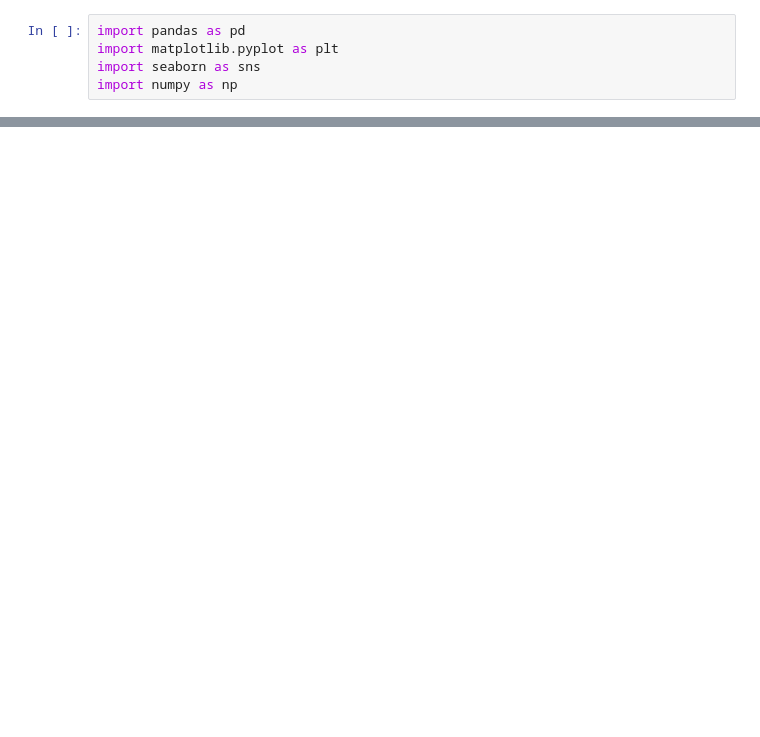
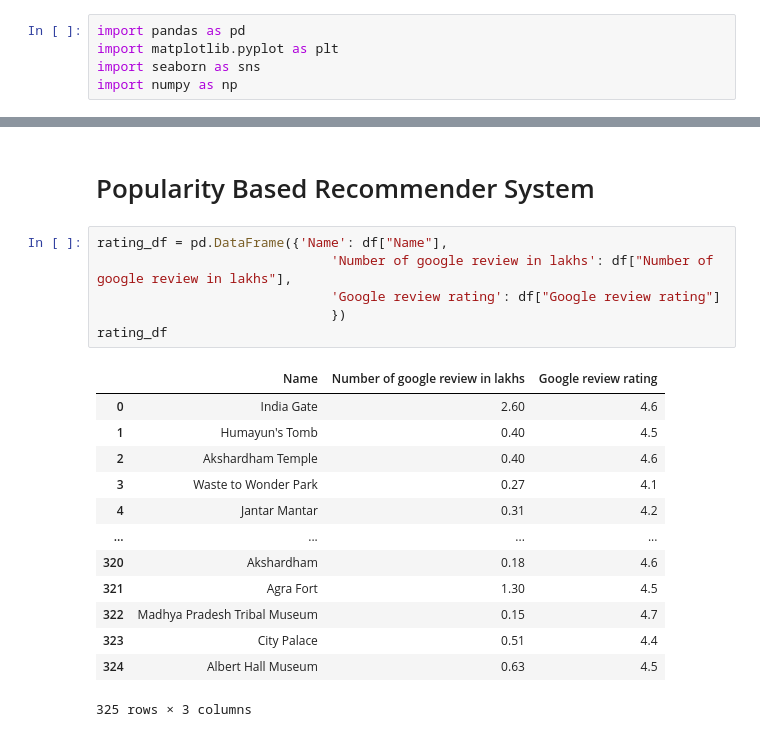
Before and after one commit to abhishek052005/30-days-30-ML-projects, a Jupyter notebook: 22. Travel Recommendation System/main.ipynb, the cells around one changed output, grey strips where cells are left out. Drawn from its saved outputs; the diff is of its cells as text; blank space fills up the shorter version.

```diff
--- a/22. Travel Recommendation System/main.ipynb
+++ b/22. Travel Recommendation System/main.ipynb
@@ -5,0 +61,22 @@ import numpy as np
+# %% [markdown]
+# Popularity Based Recommender System
+# %%
+rating_df = pd.DataFrame({'Name': df["Name"],
+                              'Number of google review in lakhs': df["Number of google review in lakhs"],
+                              'Google review rating': df["Google review rating"]
+                              })
+rating_df
+# %% [output]
+|  | Name | Number of google review in lakhs | Google review rating |
+| 0 | India Gate | 2.60 | 4.6 |
+| 1 | Humayun's Tomb | 0.40 | 4.5 |
+| 2 | Akshardham Temple | 0.40 | 4.6 |
+| 3 | Waste to Wonder Park | 0.27 | 4.1 |
+| 4 | Jantar Mantar | 0.31 | 4.2 |
+| ... | ... | ... | ... |
+| 320 | Akshardham | 0.18 | 4.6 |
+| 321 | Agra Fort | 1.30 | 4.5 |
+| 322 | Madhya Pradesh Tribal Museum | 0.15 | 4.7 |
+| 323 | City Palace | 0.51 | 4.4 |
+| 324 | Albert Hall Museum | 0.63 | 4.5 |
+325 rows × 3 columns
```
Also changed, not shown: parts of 10 cells of this notebook.
